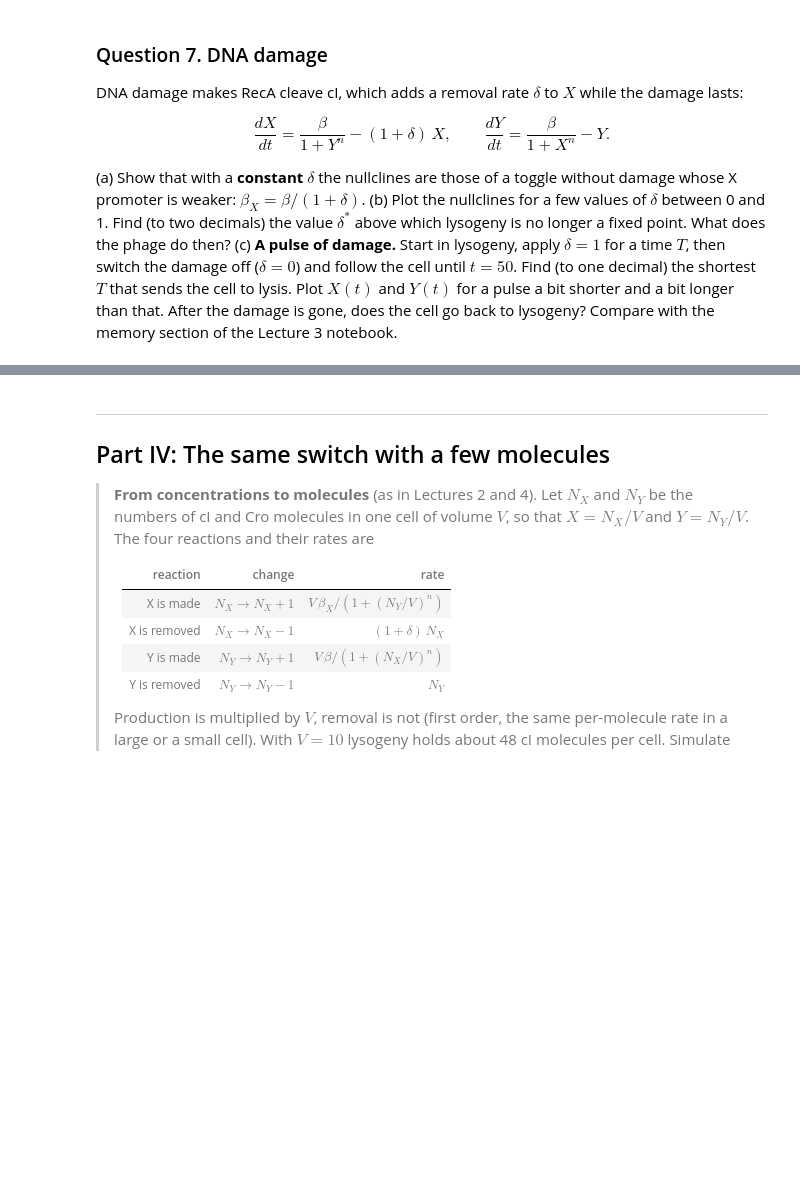
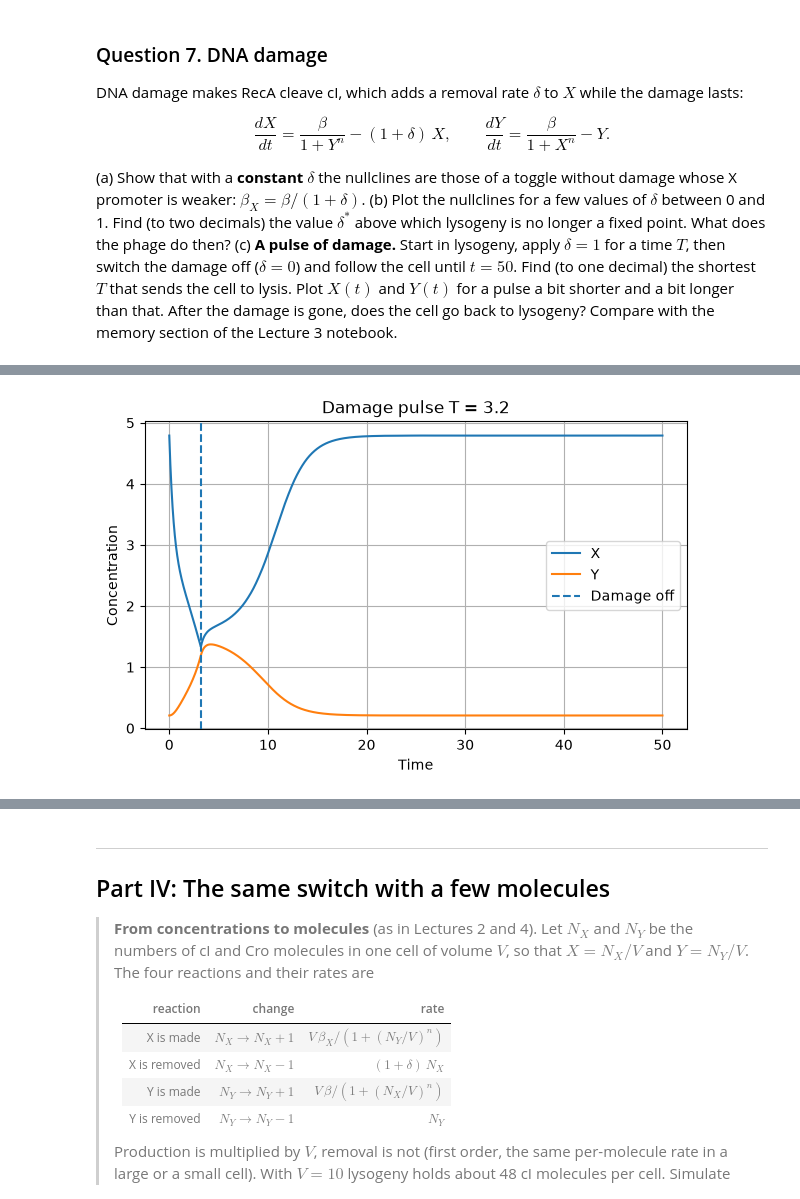
Before and after one commit to nour-alghadban/Intro_to_qbio_LC_report, a Jupyter notebook: IntroQBio_assignment_toggle_students_v3.ipynb, the cells around one changed output, grey strips where cells are left out. Cells and saved outputs as stored; diff of their text form; code cells hidden in the pictures; blank space fills up the shorter version.

Commit message:
added the remaining questions

```diff
--- a/IntroQBio_assignment_toggle_students_v3.ipynb
+++ b/IntroQBio_assignment_toggle_students_v3.ipynb
@@ -372,0 +617,79 @@ section of the Lecture 3 notebook.
+# %%
+# Question 7C
+
+def system_damage(t, z, delta):
+    X, Y = z
+
+    dXdt = beta / (1 + Y**n) - (1 + delta) * X
+    dYdt = beta / (1 + X**n) - Y
+
+    return [dXdt, dYdt]
+
+X_lys = x3
+Y_lys = beta / (1 + X_lys**n)
+
+initial_lysogeny = [X_lys, Y_lys]
+
+def damage_pulse(T):
+
+    # Damage on
+    sol1 = solve_ivp(
+        lambda t, z: system_damage(t, z, 1),
+        [0, T],
+        initial_lysogeny,
+        t_eval=np.linspace(0, T, 5000)
+    )
+
+    state_after_damage = [
+        sol1.y[0][-1],
+        sol1.y[1][-1]
+    ]
+
+    # Damage off
+    sol2 = solve_ivp(
+        lambda t, z: system_damage(t, z, 0),
+        [T, 50],
+        state_after_damage,
+        t_eval=np.linspace(T, 50, 5000)
+    )
+
+    return sol1, sol2
+
+for T in np.arange(0.1, 10.1, 0.1):
+
+    sol1, sol2 = damage_pulse(T)
+
+    X_final = sol2.y[0][-1]
+    Y_final = sol2.y[1][-1]
+
+    if Y_final > X_final:
+        T_star = T
+        print("Shortest pulse causing lysis =", round(T_star, 1))
+        break
+
+T_short = T_star - 0.2
+T_long = T_star + 0.2
+
+for T in [T_short, T_long]:
+
+    sol1, sol2 = damage_pulse(T)
+
+    time = np.concatenate([sol1.t, sol2.t])
+    X = np.concatenate([sol1.y[0], sol2.y[0]])
+    Y = np.concatenate([sol1.y[1], sol2.y[1]])
+
+    plt.figure(figsize=(7, 4))
+
+    plt.plot(time, X, label='X')
+    plt.plot(time, Y, label='Y')
+
+    plt.axvline(T, linestyle='--', label='Damage off')
+
+    plt.xlabel('Time')
+    plt.ylabel('Concentration')
+    plt.title(f'Damage pulse T = {T:.1f}')
+    plt.grid()
+    plt.legend()
+
+    plt.show()
+# %% [output]
@@ -372,0 +697 @@ section of the Lecture 3 notebook.
+[figure, added]
```
Also changed, not shown: parts of 21 cells of this notebook.
